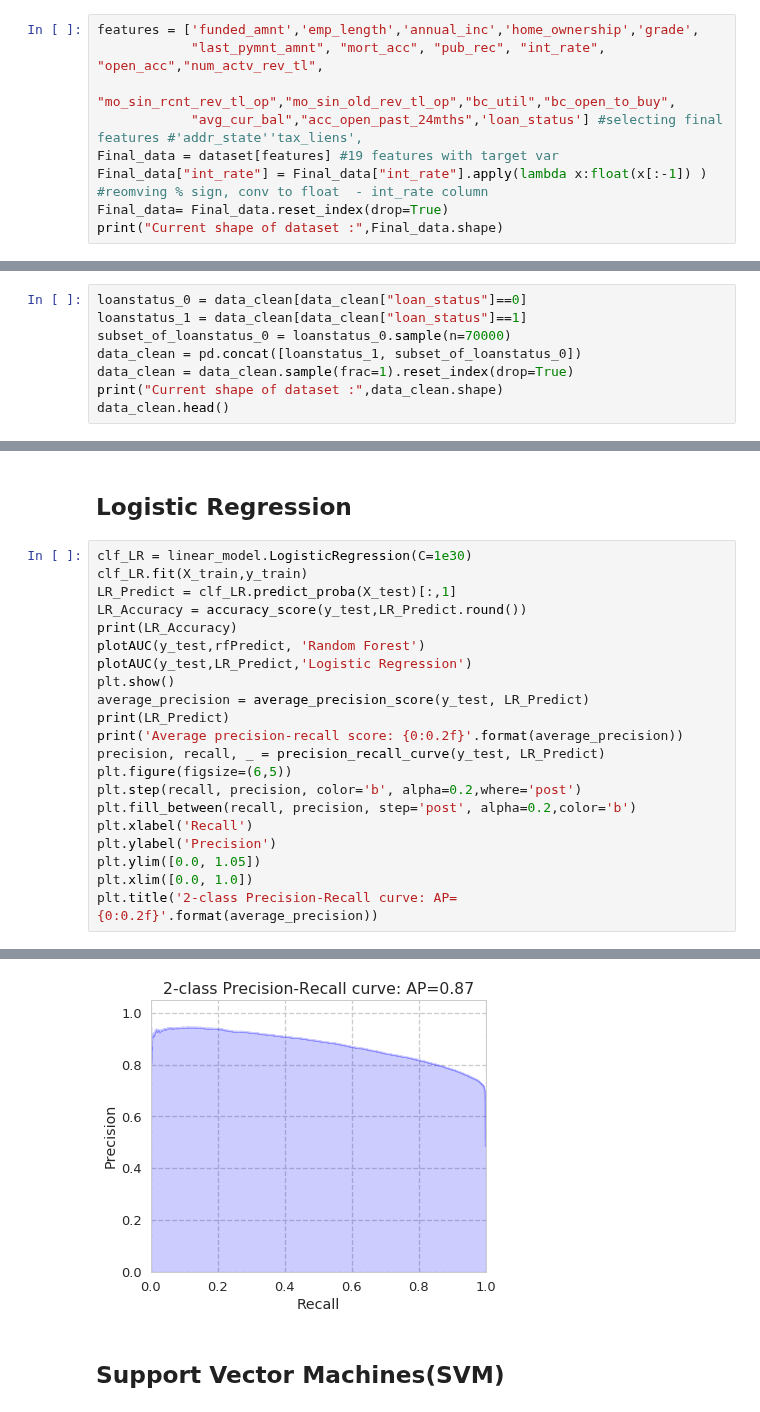
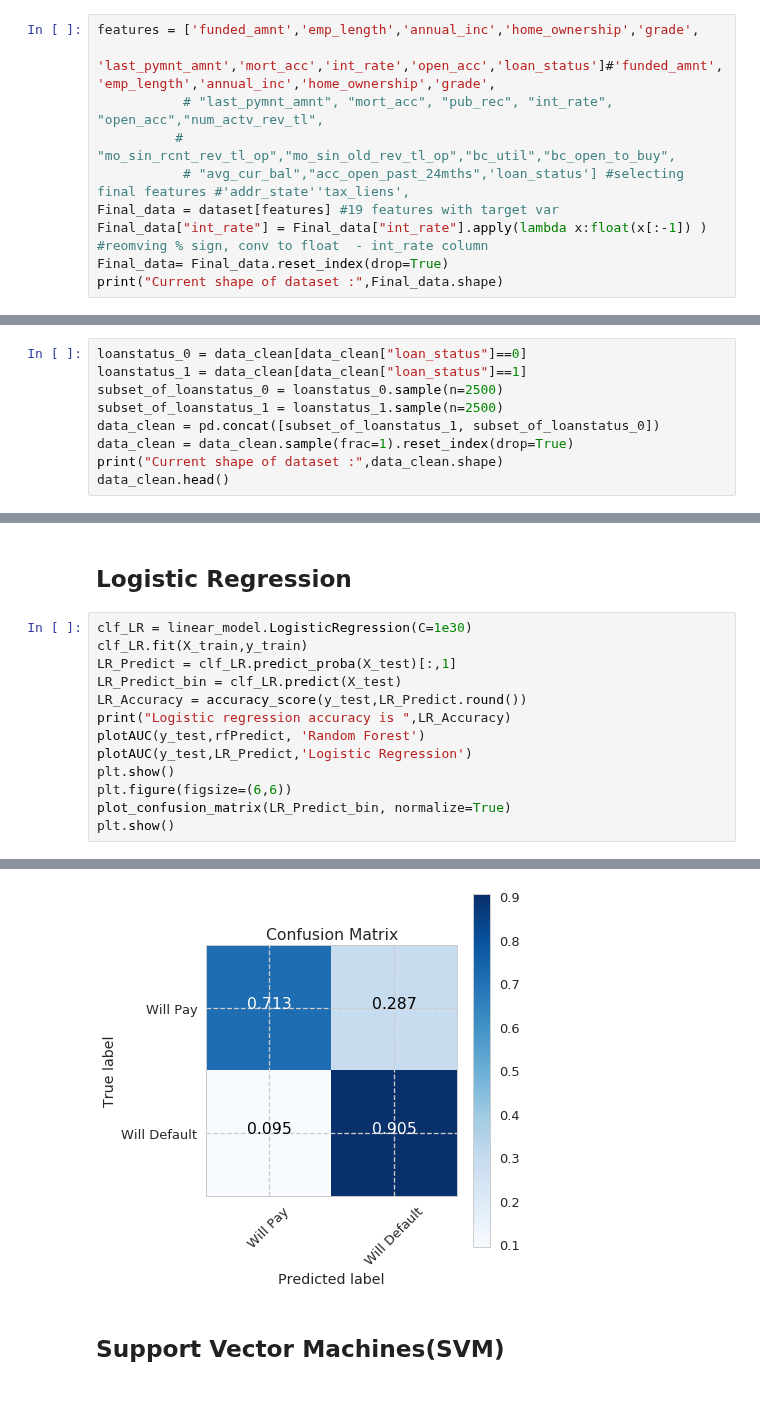
Before and after one commit to harishpuvvada/LoanDefault-Prediction, a Jupyter notebook: Loan_Default_Prediction.ipynb, the cells around one changed output, grey strips where cells are left out. Cells and saved outputs as stored; diff of their text form.

Commit message:
Cleaned code and added Learning curve function

```diff
--- a/Loan_Default_Prediction.ipynb
+++ b/Loan_Default_Prediction.ipynb
@@ -62,9 +63,10 @@ print("Current shape of dataset :",dataset.shape)
 Current shape of dataset : (376233, 52)
 # %%
 features = ['funded_amnt','emp_length','annual_inc','home_ownership','grade',
-            "last_pymnt_amnt", "mort_acc", "pub_rec", "int_rate", "open_acc","num_actv_rev_tl",
-            "mo_sin_rcnt_rev_tl_op","mo_sin_old_rev_tl_op","bc_util","bc_open_to_buy",
-            "avg_cur_bal","acc_open_past_24mths",'loan_status'] #selecting final features #'addr_state''tax_liens',
+                      'last_pymnt_amnt','mort_acc','int_rate','open_acc','loan_status']#'funded_amnt','emp_length','annual_inc','home_ownership','grade',
+           # "last_pymnt_amnt", "mort_acc", "pub_rec", "int_rate", "open_acc","num_actv_rev_tl",
+          #  "mo_sin_rcnt_rev_tl_op","mo_sin_old_rev_tl_op","bc_util","bc_open_to_buy",
+           # "avg_cur_bal","acc_open_past_24mths",'loan_status'] #selecting final features #'addr_state''tax_liens',
 Final_data = dataset[features] #19 features with target var
 Final_data["int_rate"] = Final_data["int_rate"].apply(lambda x:float(x[:-1]) ) #reomving % sign, conv to float  - int_rate column
 Final_data= Final_data.reset_index(drop=True)
@@ -112,8 +114,9 @@ Name: loan_status, dtype: int64
 # %%
 loanstatus_0 = data_clean[data_clean["loan_status"]==0]
 loanstatus_1 = data_clean[data_clean["loan_status"]==1]
-subset_of_loanstatus_0 = loanstatus_0.sample(n=70000)
-data_clean = pd.concat([loanstatus_1, subset_of_loanstatus_0])
+subset_of_loanstatus_0 = loanstatus_0.sample(n=2500)
+subset_of_loanstatus_1 = loanstatus_1.sample(n=2500)
+data_clean = pd.concat([subset_of_loanstatus_1, subset_of_loanstatus_0])
 data_clean = data_clean.sample(frac=1).reset_index(drop=True)
 print("Current shape of dataset :",data_clean.shape)
 data_clean.head()
@@ -215,21 +285,13 @@ Average precision-recall score: 0.86
 clf_LR = linear_model.LogisticRegression(C=1e30)
 clf_LR.fit(X_train,y_train)
 LR_Predict = clf_LR.predict_proba(X_test)[:,1]
+LR_Predict_bin = clf_LR.predict(X_test)
 LR_Accuracy = accuracy_score(y_test,LR_Predict.round())
-print(LR_Accuracy)
+print("Logistic regression accuracy is ",LR_Accuracy)
 plotAUC(y_test,rfPredict, 'Random Forest')
 plotAUC(y_test,LR_Predict,'Logistic Regression')
 plt.show()
-average_precision = average_precision_score(y_test, LR_Predict)
-print(LR_Predict)
-print('Average precision-recall score: {0:0.2f}'.format(average_precision))
-precision, recall, _ = precision_recall_curve(y_test, LR_Predict)
-plt.figure(figsize=(6,5))
-plt.step(recall, precision, color='b', alpha=0.2,where='post')
-plt.fill_between(recall, precision, step='post', alpha=0.2,color='b')
-plt.xlabel('Recall')
-plt.ylabel('Precision')
-plt.ylim([0.0, 1.05])
-plt.xlim([0.0, 1.0])
-plt.title('2-class Precision-Recall curve: AP={0:0.2f}'.format(average_precision))
+plt.figure(figsize=(6,6))
+plot_confusion_matrix(LR_Predict_bin, normalize=True)
+plt.show()
 # %% [output]
@@ -242,4 +300,4 @@ Average precision-recall score: 0.87
-[figure, old version]
+[figure, new version]
 # %% [markdown]
 ## Support Vector Machines(SVM)
 # %%
```
Also changed, not shown: parts of 32 cells of this notebook.
